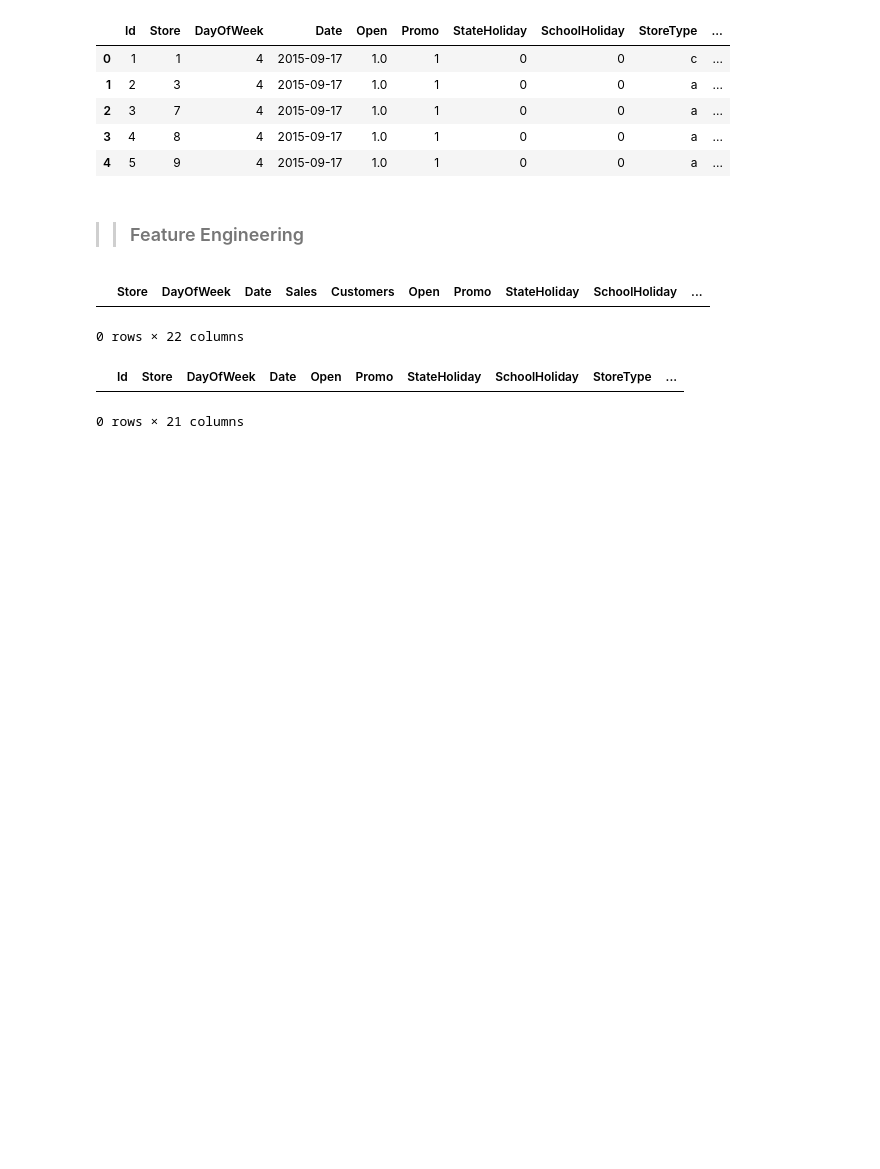
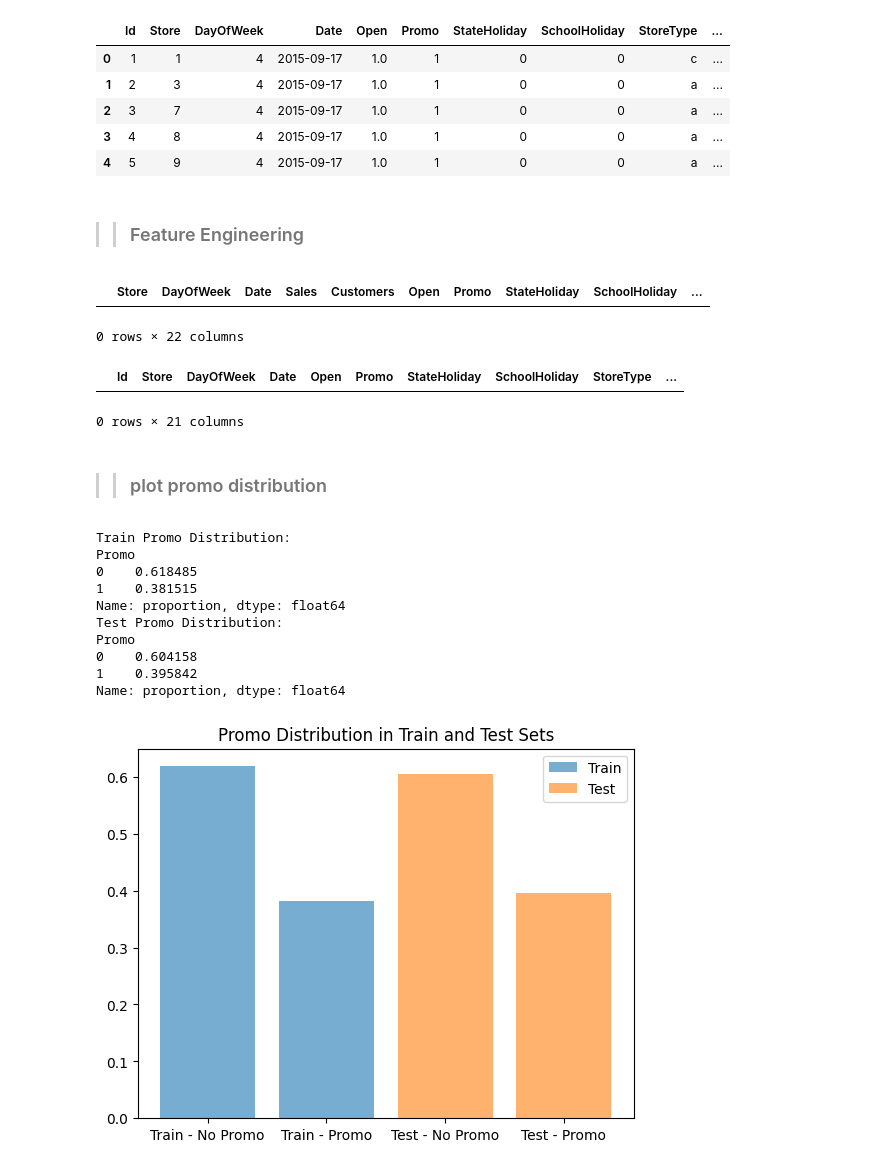
Before and after one commit to naolatomsa/forecast-sales-for-rossmann-store, a Jupyter notebook: notebooks/ExcustomerPurchasingBehavior.ipynb, the cells around one changed output. Drawn from its saved outputs; the diff is of its cells as text; code cells hidden in the pictures; blank space fills up the shorter version.

Commit message:
plot_promo_distribution

```diff
--- a/notebooks/ExcustomerPurchasingBehavior.ipynb
+++ b/notebooks/ExcustomerPurchasingBehavior.ipynb
@@ -214,3 +214,20 @@ test_merged.head(0)
 # %% [output]
 |  | Id | Store | DayOfWeek | Date | Open | Promo | StateHoliday | SchoolHoliday | StoreType | ... |
 0 rows × 21 columns
+# %% [markdown]
+>> ### plot promo distribution
+# %%
+from scripts.ExcustomerPurchasingBehavior import plot_promo_distribution
+plot_promo_distribution(trian_merged, test_merged)
+# %% [output]
+Train Promo Distribution:
+Promo
+0    0.618485
+1    0.381515
+Name: proportion, dtype: float64
+Test Promo Distribution:
+Promo
+0    0.604158
+1    0.395842
+Name: proportion, dtype: float64
+[figure, added]
```
